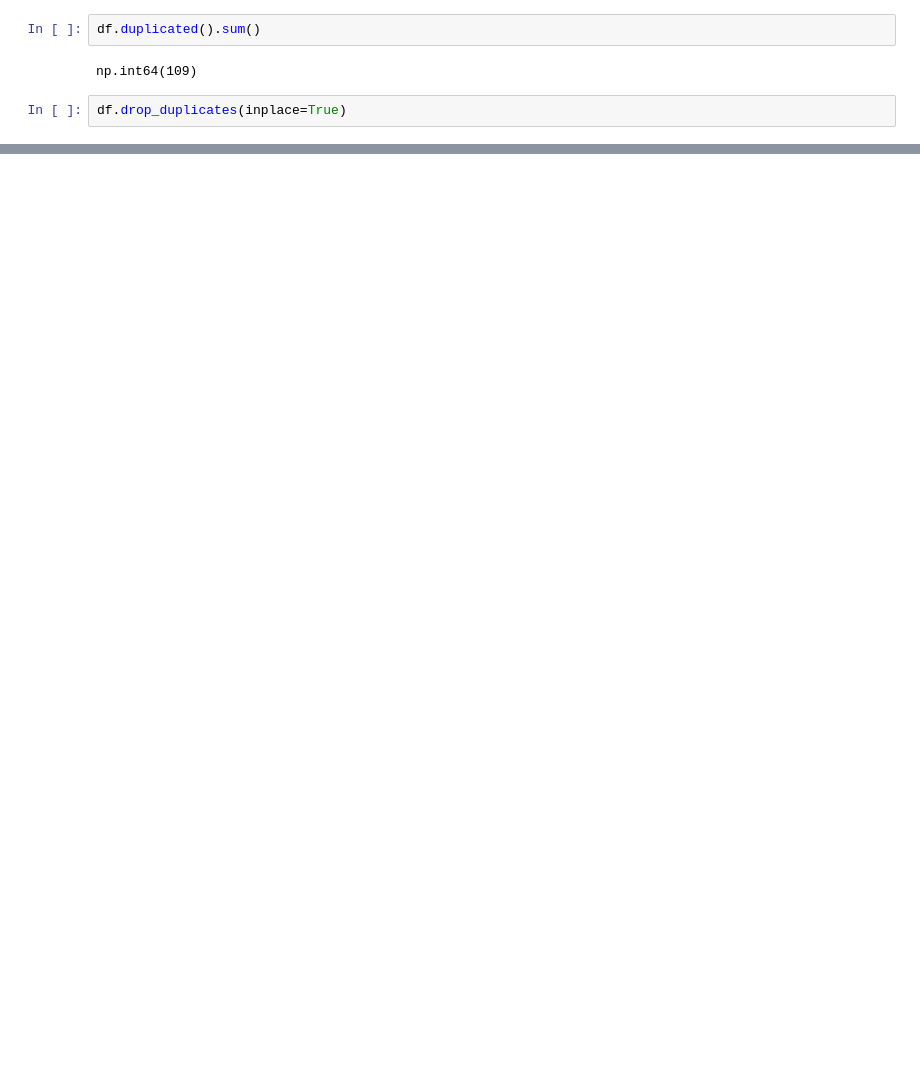
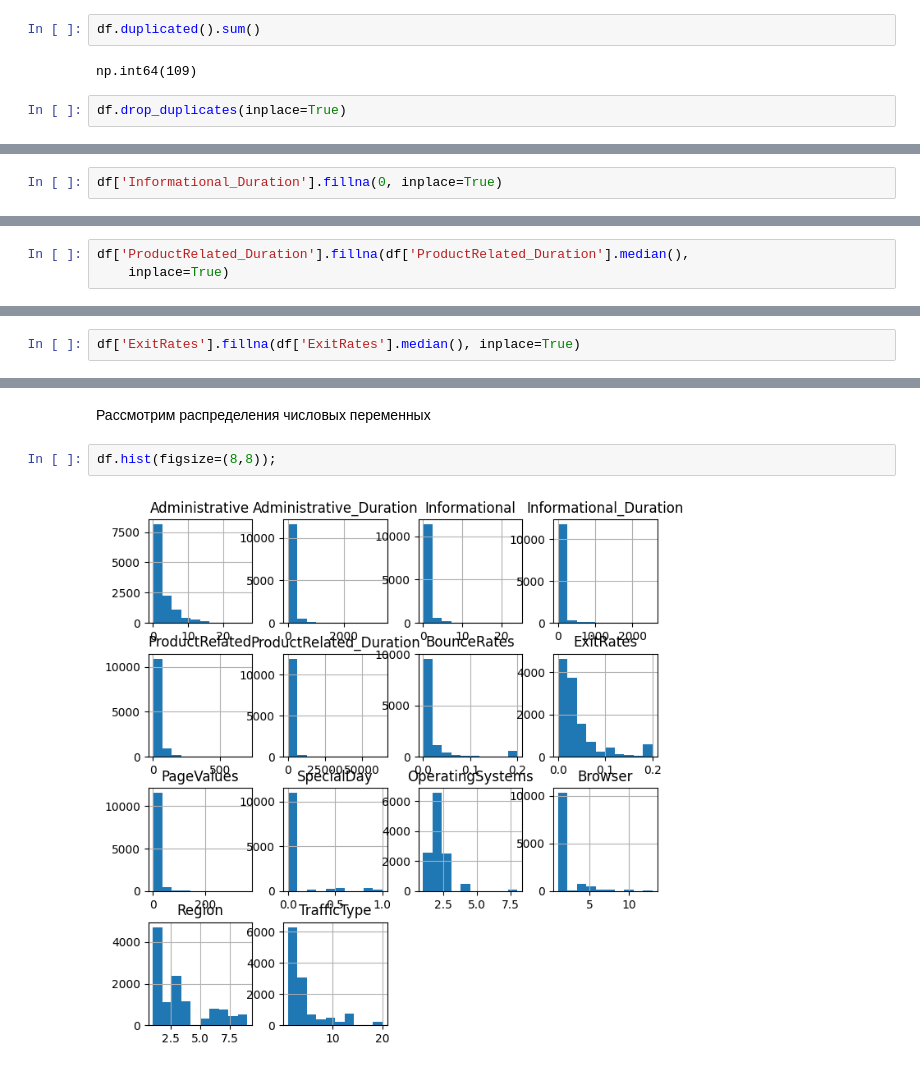
Before and after one commit to glebtyryshkin/eda_docker, a Jupyter notebook: online_shoppers_intention.ipynb, the cells around one changed output, grey strips where cells are left out. Cells and saved outputs as stored; diff of their text form; blank space fills up the shorter version.

```diff
--- a/online_shoppers_intention.ipynb
+++ b/online_shoppers_intention.ipynb
@@ -85,0 +124,2 @@ df.drop_duplicates(inplace=True)
+# %%
+df['Informational_Duration'].fillna(0, inplace=True)
@@ -85,0 +151,3 @@ df.drop_duplicates(inplace=True)
+# %%
+df['ProductRelated_Duration'].fillna(df['ProductRelated_Duration'].median(),
+    inplace=True)
@@ -85,0 +177,2 @@ df.drop_duplicates(inplace=True)
+# %%
+df['ExitRates'].fillna(df['ExitRates'].median(), inplace=True)
@@ -85,0 +208,6 @@ df.drop_duplicates(inplace=True)
+# %% [markdown]
+Рассмотрим распределения числовых переменных
+# %%
+df.hist(figsize=(8,8));
+# %% [output]
+[figure, added]
```
Also changed, not shown: parts of 53 cells of this notebook, 1 other file.
